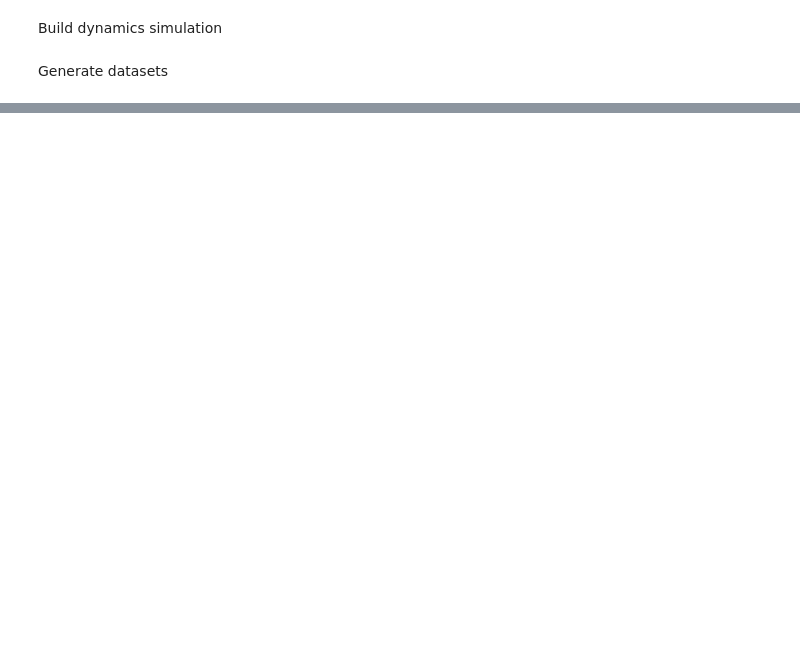
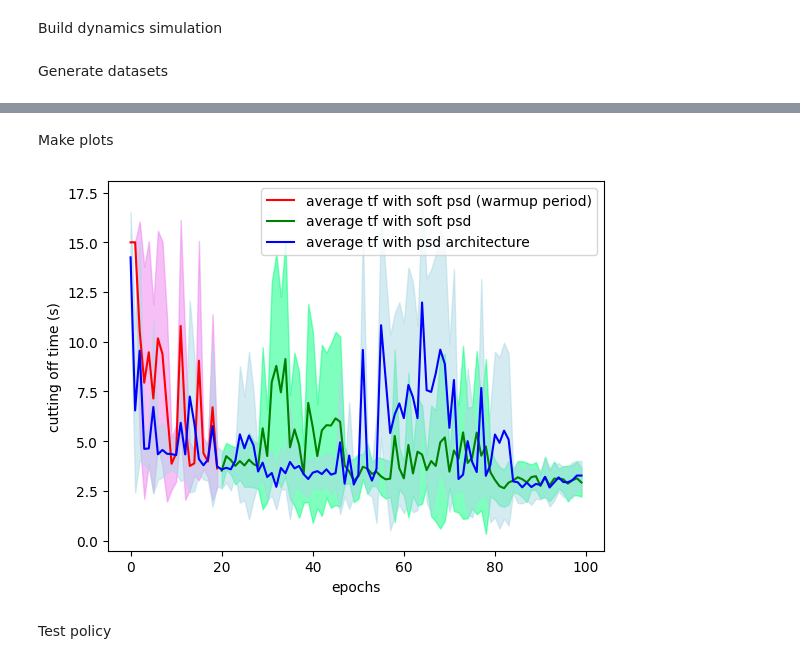
Before and after one commit to HaoxiangYou/Q_Learning_with_HJB, a Jupyter notebook: examples/double_integrator_optimal_time.ipynb, the cells around one changed output, grey strips where cells are left out. Saved outputs shown, nothing was run; the diff lists cells and outputs as text; code cells hidden in the pictures; blank space fills up the shorter version.

```diff
--- a/examples/double_integrator_optimal_time.ipynb
+++ b/examples/double_integrator_optimal_time.ipynb
@@ -78 +287,31 @@ Code for test policy
+# %% [markdown]
+Make plots
+# %%
+plt.figure()
+
+plt.plot(soft_psd_cumulated_cost_during_learning_mean[:warmup_epochs], color="red", label="average tf with soft psd (warmup period)")
+plt.fill_between(range(warmup_epochs),
+                soft_psd_cumulated_cost_during_learning_mean[:warmup_epochs]+soft_psd_cumulated_cost_during_learning_std[:warmup_epochs],
+                soft_psd_cumulated_cost_during_learning_mean[:warmup_epochs] - soft_psd_cumulated_cost_during_learning_std[:warmup_epochs],
+                color="violet", alpha=0.5)
+
+plt.plot(range(warmup_epochs, epochs), soft_psd_cumulated_cost_during_learning_mean[warmup_epochs:], color="green", label="average tf with soft psd")
+plt.fill_between(range(warmup_epochs, epochs),
+                soft_psd_cumulated_cost_during_learning_mean[warmup_epochs:]+soft_psd_cumulated_cost_during_learning_std[warmup_epochs:],
+                soft_psd_cumulated_cost_during_learning_mean[warmup_epochs:] - soft_psd_cumulated_cost_during_learning_std[warmup_epochs:],
+                color="springgreen", alpha=0.5)
+
+plt.plot(psd_cumulated_cost_during_learning_mean, color="blue", label="average tf with psd architecture")
+plt.fill_between(range(len(psd_cumulated_cost_during_learning_mean)),
+                 psd_cumulated_cost_during_learning_mean+psd_cumulated_cost_during_learning_std,
+                 psd_cumulated_cost_during_learning_mean-psd_cumulated_cost_during_learning_std, color="lightblue", alpha=0.5)
+
+plt.legend()
+plt.xlabel("epochs")
+plt.ylabel("cutting off time (s)")
+plt.show()
+# %% [output]
+[figure, added]
+# %% [markdown]
+Test policy
 # %%
```
Also changed, not shown: parts of 13 cells of this notebook.
